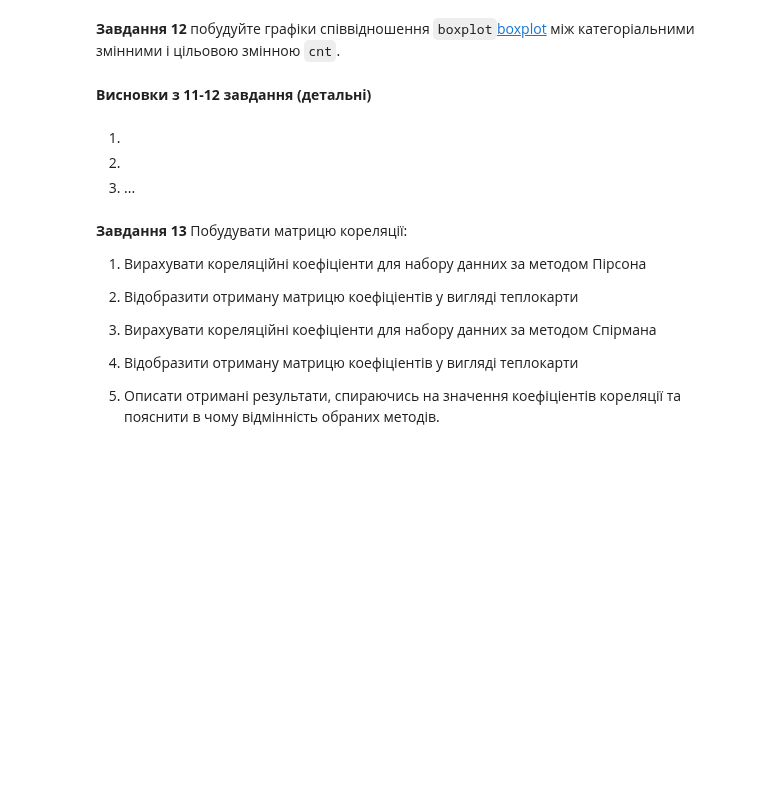
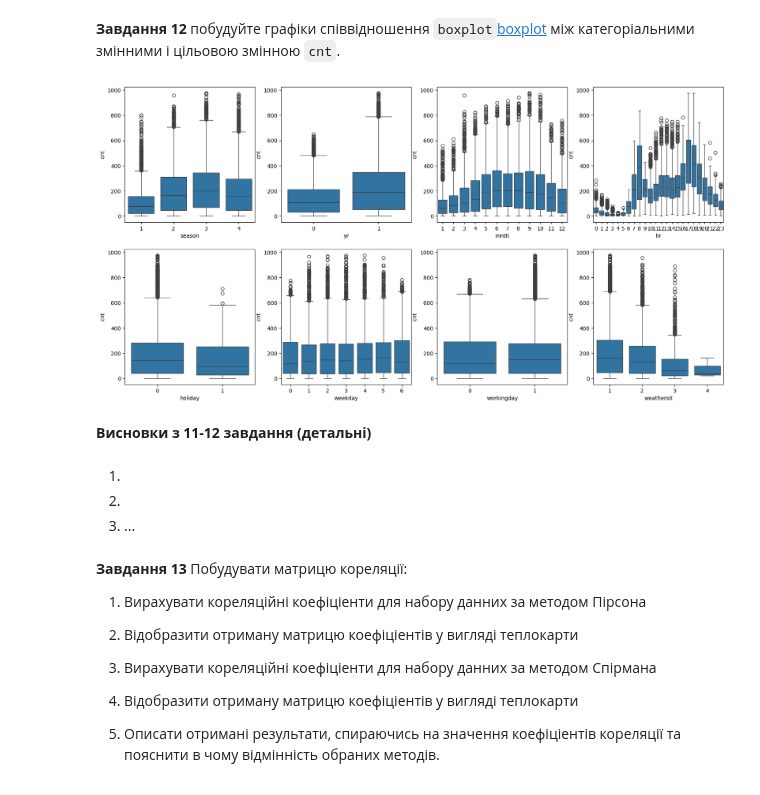
Before and after one commit to Prosik2205/OSHI, a Jupyter notebook: Task4_Regression_basicAI_prosimyak_oleksander .ipynb, the cells around one changed output. Saved outputs shown, nothing was run; the diff lists cells and outputs as text; code cells hidden in the pictures; blank space fills up the shorter version.

```diff
--- a/Task4_Regression_basicAI_prosimyak_oleksander .ipynb
+++ b/Task4_Regression_basicAI_prosimyak_oleksander .ipynb
@@ -249,7 +258,11 @@ for var, subplot in zip(data_numerical.drop('cnt', axis =1), ax.flatten()):
 # %%
 fig, ax = plt.subplots(2, 4, figsize=(20, 10))
 for var, subplot in zip(data_categorical, ax.flatten()):
-  #your code
+  sns.boxplot(x = var,y = 'cnt',data=data,ax=subplot)
+
+plt.show()
+# %% [output]
+[figure, added]
 # %% [markdown]
 **Висновки з 11-12 завдання (детальні)**
 # %% [markdown]
```
Also changed, not shown: parts of 5 cells of this notebook, 1 other file.
